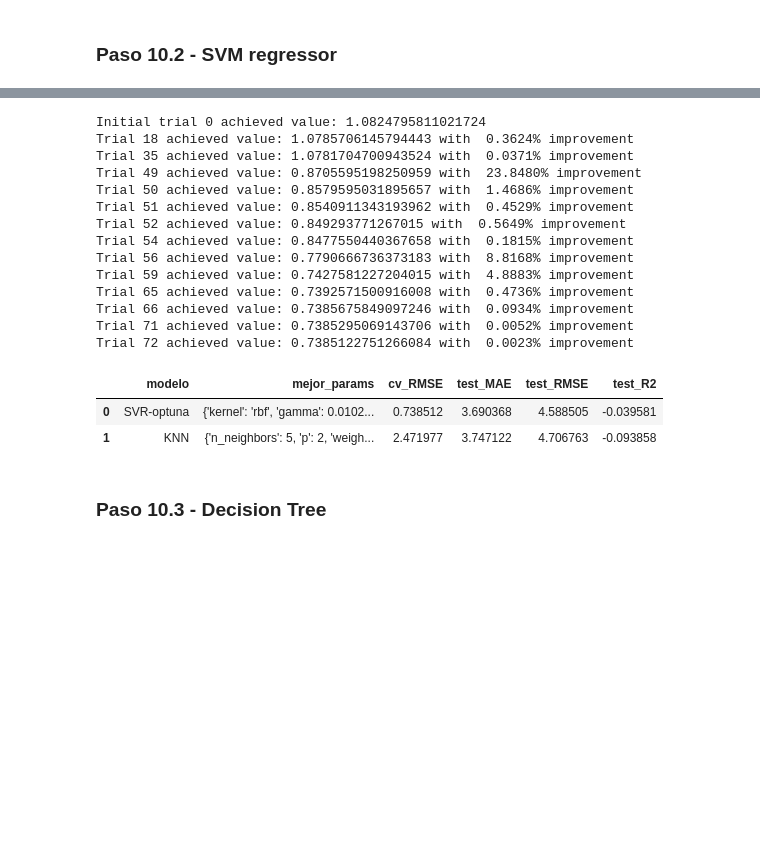
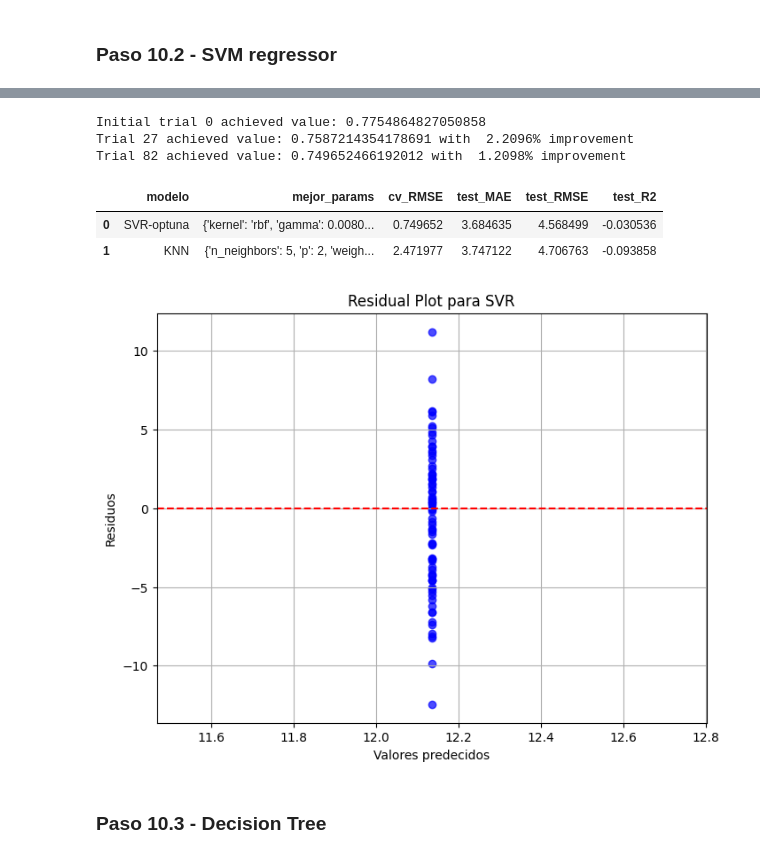
Before and after one commit to gasper-az/aprMaqI_CEIA, a Jupyter notebook: trabajo_practico/ResolucionTrabajoPractico.ipynb, the cells around one changed output, grey strips where cells are left out. Drawn from its saved outputs; the diff is of its cells as text; code cells hidden in the pictures; blank space fills up the shorter version.

```diff
--- a/trabajo_practico/ResolucionTrabajoPractico.ipynb
+++ b/trabajo_practico/ResolucionTrabajoPractico.ipynb
@@ -1259,6 +1264,20 @@ def champion_callback(study, frozen_trial):
             )
         else:
             print(f"Initial trial {frozen_trial.number} achieved value: {frozen_trial.value}")
+# %%
+# Esta función nos permite realizar un scatter plot de los valores predecidos vs residuos
+def plot_residuals(modelo, X_test, y_test, figsize=(8, 6),
+                   xlabel="Valores predecidos", ylabel="Residuos", title="Residual Plot"):
+    y_pred = modelo.predict(X_test)
+    residuals = y_test - y_pred
+    plt.figure(figsize=figsize)
+    plt.scatter(y_pred, residuals, color='blue', alpha=0.7)
+    plt.axhline(y=0, color='r', linestyle='--') # Add a horizontal line at y=0
+    plt.xlabel(xlabel)
+    plt.ylabel(ylabel)
+    plt.title(title)
+    plt.grid(True)
+    plt.show()
 # %% [markdown]
 ### Paso 10.1 - KNN regressor
 # %% [markdown]
@@ -1360,27 +1383,20 @@ def objective_SVR(trial):
 # %%
 optuna.logging.set_verbosity(optuna.logging.ERROR)
 
-svr_study = optuna.create_study(direction="minimize")
+svr_study = optuna.create_study(direction="minimize", sampler=sampler_tpe)
 svr_study.optimize(objective_SVR, n_trials=100, callbacks=[champion_callback])
 best_svr, best_svr_params = optuna_eval_and_store("SVR-optuna", SVR, svr_study, X_train, y_train, X_test, y_test)
 # %% [output]
-Initial trial 0 achieved value: 1.0824795811021724
-Trial 18 achieved value: 1.0785706145794443 with  0.3624% improvement
-Trial 35 achieved value: 1.0781704700943524 with  0.0371% improvement
-Trial 49 achieved value: 0.8705595198250959 with  23.8480% improvement
-Trial 50 achieved value: 0.8579595031895657 with  1.4686% improvement
-Trial 51 achieved value: 0.8540911343193962 with  0.4529% improvement
-Trial 52 achieved value: 0.849293771267015 with  0.5649% improvement
-Trial 54 achieved value: 0.8477550440367658 with  0.1815% improvement
-Trial 56 achieved value: 0.7790666736373183 with  8.8168% improvement
-Trial 59 achieved value: 0.7427581227204015 with  4.8883% improvement
-Trial 65 achieved value: 0.7392571500916008 with  0.4736% improvement
-Trial 66 achieved value: 0.7385675849097246 with  0.0934% improvement
-Trial 71 achieved value: 0.7385295069143706 with  0.0052% improvement
-Trial 72 achieved value: 0.7385122751266084 with  0.0023% improvement
+Initial trial 0 achieved value: 0.7754864827050858
+Trial 27 achieved value: 0.7587214354178691 with  2.2096% improvement
+Trial 82 achieved value: 0.749652466192012 with  1.2098% improvement
 |  | modelo | mejor_params | cv_RMSE | test_MAE | test_RMSE | test_R2 |
-| 0 | SVR-optuna | {'kernel': 'rbf', 'gamma': 0.0102... | 0.738512 | 3.690368 | 4.588505 | -0.039581 |
+| 0 | SVR-optuna | {'kernel': 'rbf', 'gamma': 0.0080... | 0.749652 | 3.684635 | 4.568499 | -0.030536 |
 | 1 | KNN | {'n_neighbors': 5, 'p': 2, 'weigh... | 2.471977 | 3.747122 | 4.706763 | -0.093858 |
+# %%
+plot_residuals(best_svr, X_test, y_test, title="Residual Plot para SVR")
+# %% [output]
+[figure, added]
 # %% [markdown]
 ### Paso 10.3 - Decision Tree
 # %% [markdown]
```
Also changed, not shown: parts of 19 cells of this notebook.
